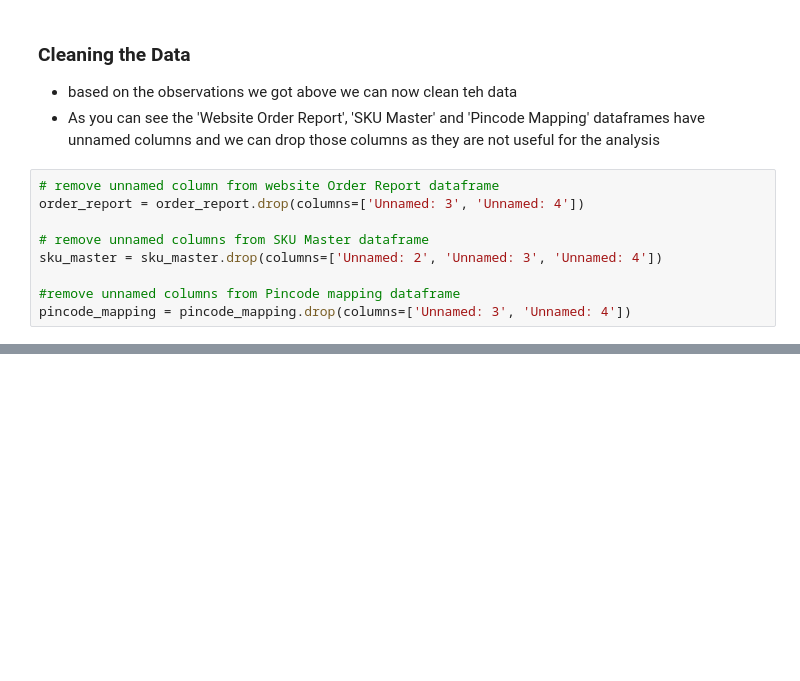
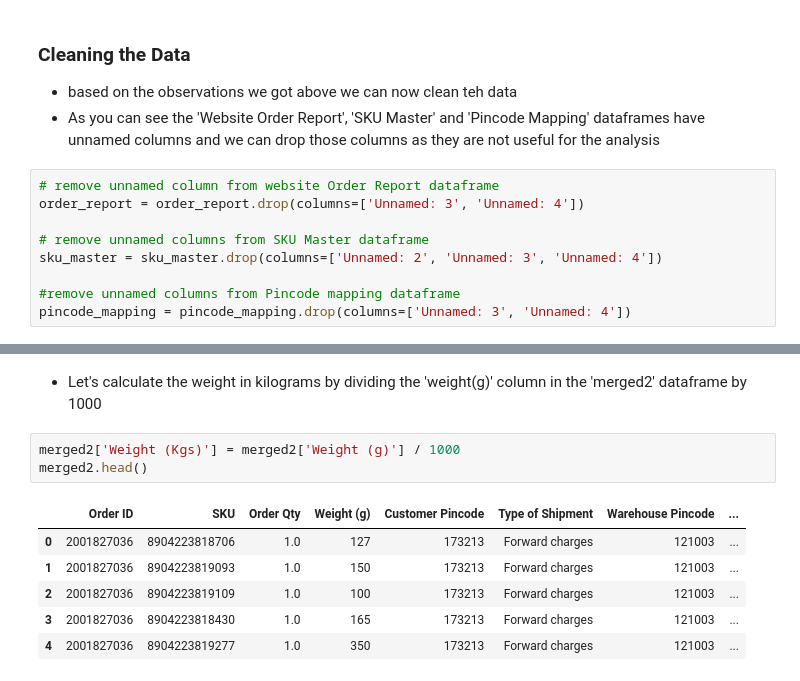
Before and after one commit to NebeyouMusie/Data-Science-Projects, a Jupyter notebook: Data Cleaning & Manipulation/B2B Courier Charges Accuracy Analysis/b2b.ipynb, the cells around one changed output, grey strips where cells are left out. Drawn from its saved outputs; the diff is of its cells as text; blank space fills up the shorter version.

```diff
--- a/Data Cleaning & Manipulation/B2B Courier Charges Accuracy Analysis/b2b.ipynb
+++ b/Data Cleaning & Manipulation/B2B Courier Charges Accuracy Analysis/b2b.ipynb
@@ -85,0 +147,12 @@ pincode_mapping = pincode_mapping.drop(columns=['Unnamed: 3', 'Unnamed: 4'])
+# %% [markdown]
+- Let's calculate the weight in kilograms by dividing the 'weight(g)' column in the 'merged2' dataframe by 1000
+# %%
+merged2['Weight (Kgs)'] = merged2['Weight (g)'] / 1000
+merged2.head()
+# %% [output]
+|  | Order ID | SKU | Order Qty | Weight (g) | Customer Pincode | Type of Shipment | Warehouse Pincode | ... |
+| 0 | 2001827036 | 8904223818706 | 1.0 | 127 | 173213 | Forward charges | 121003 | ... |
+| 1 | 2001827036 | 8904223819093 | 1.0 | 150 | 173213 | Forward charges | 121003 | ... |
+| 2 | 2001827036 | 8904223819109 | 1.0 | 100 | 173213 | Forward charges | 121003 | ... |
+| 3 | 2001827036 | 8904223818430 | 1.0 | 165 | 173213 | Forward charges | 121003 | ... |
+| 4 | 2001827036 | 8904223819277 | 1.0 | 350 | 173213 | Forward charges | 121003 | ... |
```
Also changed, not shown: parts of 26 cells of this notebook.
